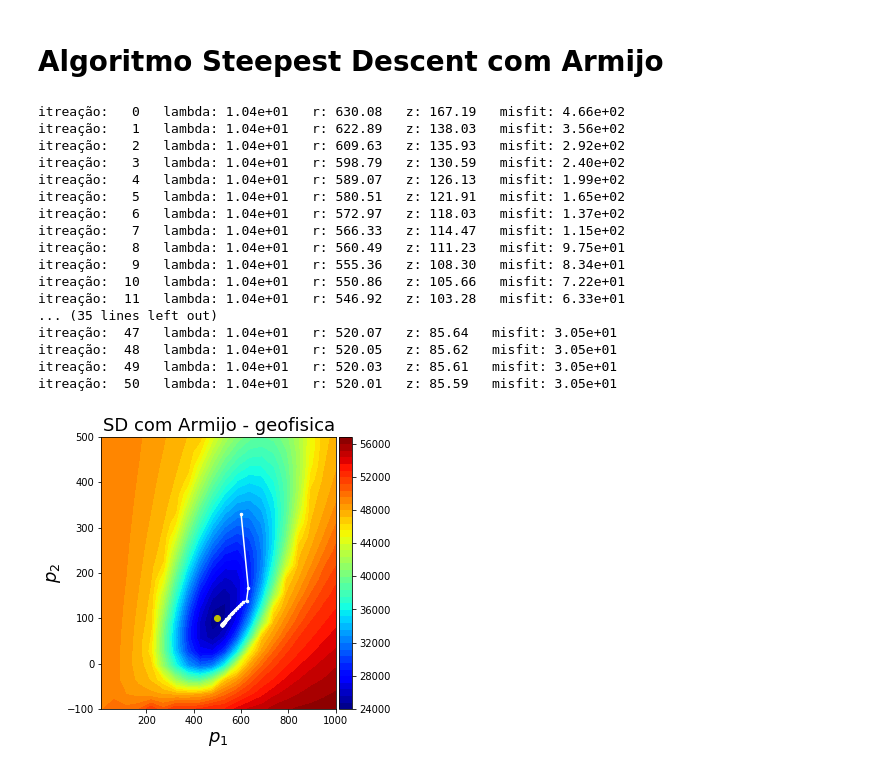
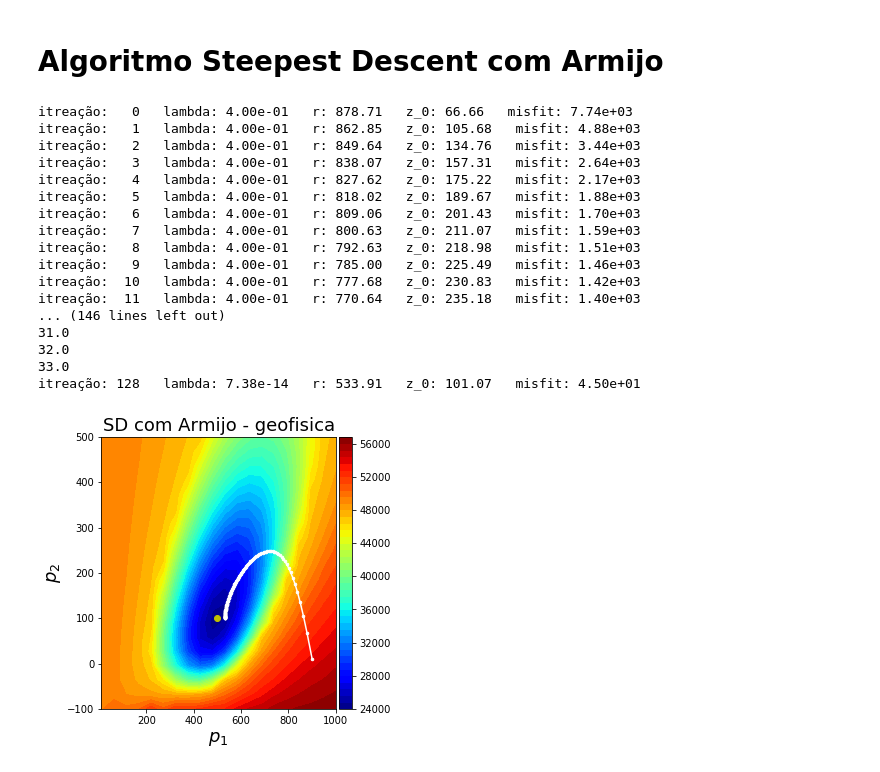
Before and after one commit to leobvital/non-linear-inversion, a Jupyter notebook: geofisica_steepest_armijo.ipynb, the cells around one changed output. Drawn from its saved outputs; the diff is of its cells as text; code cells hidden in the pictures.

```diff
--- a/geofisica_steepest_armijo.ipynb
+++ b/geofisica_steepest_armijo.ipynb
@@ -84,0 +144,4 @@ img(filename='bolacha.png')
+# %%
+data = polyprism.tf(xp, yp, zp, prisms, inc, dec) # predict data
+amp_noise = 0.01*np.max(data)
+data_noise = data + np.random.normal(loc=0., scale=amp_noise, size=shape[0]*shape[1]) # noise corrupted data
@@ -246,36 +333,35 @@ phi_list = [phi0]
 # %%
 for i in range(10000):
     m = 0.
-    lamb = 10.4
+    lamb = 0.4
 
     # calculando a Jacobiana e o gradiente
-    G = jacobi_geo(regular_grid['xp'], regular_grid['yp'], regular_grid['zp'], prism0, cylinder_model['M'],
-                   deltar, deltaz, cylinder_model['inc'], cylinder_model['dec'])
-    grad = -2.*np.dot(G.T, res0) + mi*p0
+    G = jacobi_geo(xp, yp, zp, prism0, M, deltar, deltaz, inc, dec)
+    grad = -2.*np.dot(G.T, res0)
 
     # calculando p e atualizando para a próxima iteração
     p = p0 - lamb*grad
-    l = [[np.zeros(cylinder_model['M']) + p[0], x0, y0, p[1], cylinder_model['dz'], cylinder_model['props']]]
-    prism = mfun.pol2cart(l, cylinder_model['M'], cylinder_model['L'])
-    d = polyprism.tf(regular_grid['xp'], regular_grid['yp'], regular_grid['zp'],
-                    prism, cylinder_model['inc'], cylinder_model['dec'])
-    res = cylinder_data['data_noise'] - d
+    l = [[np.zeros(M) + p[0], x0, y0, p[1], dz, props]]
+    prism = pol2cart(l, M, L)
+    d = polyprism.tf(xp, yp, zp,
+                    prism, inc, dec)
+    res = data_noise - d
     phi = np.sum(res*res)
 
-    while (phi - phi0) > alfa*lamb*np.sum(grad*grad):
+    while (phi - phi0) > alfa*lamb*np.linalg.norm(grad, 2):
         m += 1.
-        #print m
+        print m
         lamb = beta**m
         p = p0 - lamb*grad
-        l = [[np.zeros(cylinder_model['M']) + p[0], x0, y0, p[1], cylinder_model['dz'], cylinder_model['props']]]
-        prism = mfun.pol2cart(l, cylinder_model['M'], cylinder_model['L'])
-        d = polyprism.tf(regular_grid['xp'], regular_grid['yp'], regular_grid['zp'],
-                    prism, cylinder_model['inc'], cylinder_model['dec'])
-        res = cylinder_data['data_noise'] - d
+        l = [[np.zeros(M) + p[0], x0, y0, p[1], dz, props]]
+        prism = pol2cart(l, M, L)
+        d = polyprism.tf(xp, yp, zp,
+                    prism, inc, dec)
+        res = data_noise - d
         phi = np.sum(res*res)
 
     # printa os valores
-    print 'itreação: %3d   lambda: %.2e   r: %3.2f   z: %3.2f   misfit: %.2e' % (i, lamb, p[0], p[1], phi)
+    print 'itreação: %3d   lambda: %.2e   r: %3.2f   z_0: %3.2f   misfit: %.2e' % (i, lamb, p[0], p[1], phi)
 
     if (abs(phi - phi0)/phi0 <= epsilon):
         break
@@ -292,34 +378,34 @@ for i in range(10000):
         phi0 = phi
         prim0 = prism
 # %% [output]
-itreação:   0   lambda: 1.04e+01   r: 630.08   z: 167.19   misfit: 4.66e+02
-itreação:   1   lambda: 1.04e+01   r: 622.89   z: 138.03   misfit: 3.56e+02
-itreação:   2   lambda: 1.04e+01   r: 609.63   z: 135.93   misfit: 2.92e+02
-itreação:   3   lambda: 1.04e+01   r: 598.79   z: 130.59   misfit: 2.40e+02
-itreação:   4   lambda: 1.04e+01   r: 589.07   z: 126.13   misfit: 1.99e+02
-itreação:   5   lambda: 1.04e+01   r: 580.51   z: 121.91   misfit: 1.65e+02
-itreação:   6   lambda: 1.04e+01   r: 572.97   z: 118.03   misfit: 1.37e+02
-itreação:   7   lambda: 1.04e+01   r: 566.33   z: 114.47   misfit: 1.15e+02
-itreação:   8   lambda: 1.04e+01   r: 560.49   z: 111.23   misfit: 9.75e+01
-itreação:   9   lambda: 1.04e+01   r: 555.36   z: 108.30   misfit: 8.34e+01
-itreação:  10   lambda: 1.04e+01   r: 550.86   z: 105.66   misfit: 7.22e+01
-itreação:  11   lambda: 1.04e+01   r: 546.92   z: 103.28   misfit: 6.33e+01
-... (35 lines left out)
-itreação:  47   lambda: 1.04e+01   r: 520.07   z: 85.64   misfit: 3.05e+01
-itreação:  48   lambda: 1.04e+01   r: 520.05   z: 85.62   misfit: 3.05e+01
-itreação:  49   lambda: 1.04e+01   r: 520.03   z: 85.61   misfit: 3.05e+01
-itreação:  50   lambda: 1.04e+01   r: 520.01   z: 85.59   misfit: 3.05e+01
+itreação:   0   lambda: 4.00e-01   r: 878.71   z_0: 66.66   misfit: 7.74e+03
+itreação:   1   lambda: 4.00e-01   r: 862.85   z_0: 105.68   misfit: 4.88e+03
+itreação:   2   lambda: 4.00e-01   r: 849.64   z_0: 134.76   misfit: 3.44e+03
+itreação:   3   lambda: 4.00e-01   r: 838.07   z_0: 157.31   misfit: 2.64e+03
+itreação:   4   lambda: 4.00e-01   r: 827.62   z_0: 175.22   misfit: 2.17e+03
+itreação:   5   lambda: 4.00e-01   r: 818.02   z_0: 189.67   misfit: 1.88e+03
+itreação:   6   lambda: 4.00e-01   r: 809.06   z_0: 201.43   misfit: 1.70e+03
+itreação:   7   lambda: 4.00e-01   r: 800.63   z_0: 211.07   misfit: 1.59e+03
+itreação:   8   lambda: 4.00e-01   r: 792.63   z_0: 218.98   misfit: 1.51e+03
+itreação:   9   lambda: 4.00e-01   r: 785.00   z_0: 225.49   misfit: 1.46e+03
+itreação:  10   lambda: 4.00e-01   r: 777.68   z_0: 230.83   misfit: 1.42e+03
+itreação:  11   lambda: 4.00e-01   r: 770.64   z_0: 235.18   misfit: 1.40e+03
+... (146 lines left out)
+31.0
+32.0
+33.0
+itreação: 128   lambda: 7.38e-14   r: 533.91   z_0: 101.07   misfit: 4.50e+01
 # %%
 #plot
 plt.figure(figsize=(5,5))
-plt.plot(500., 100., 'oy')
+plt.plot(r_true, z0_true, 'oy')
 plt.plot(p1_list, p2_list, '.w-', markersize=5)
 plt.title('SD com Armijo - geofisica', fontsize=18)
-plt.contourf(cylinder_data['p1'], cylinder_data['p2'], cylinder_data['phi_eq'], 40, cmap='jet')
+plt.contourf(r_plot, z0_plot, phi_eq, 40, cmap='jet')
 plt.xlabel('$p_1$', fontsize=18)
 plt.ylabel('$p_2$', fontsize=18)
 plt.colorbar(pad=0.01, aspect=20, shrink=1)
 plt.savefig('plot_SD_Armijo_geofisica.png', pad_inches=0.0)
 plt.show()
 # %% [output]
-[figure, old version]
+[figure, new version]
```
Also changed, not shown: parts of 26 cells of this notebook, 8 other files.
